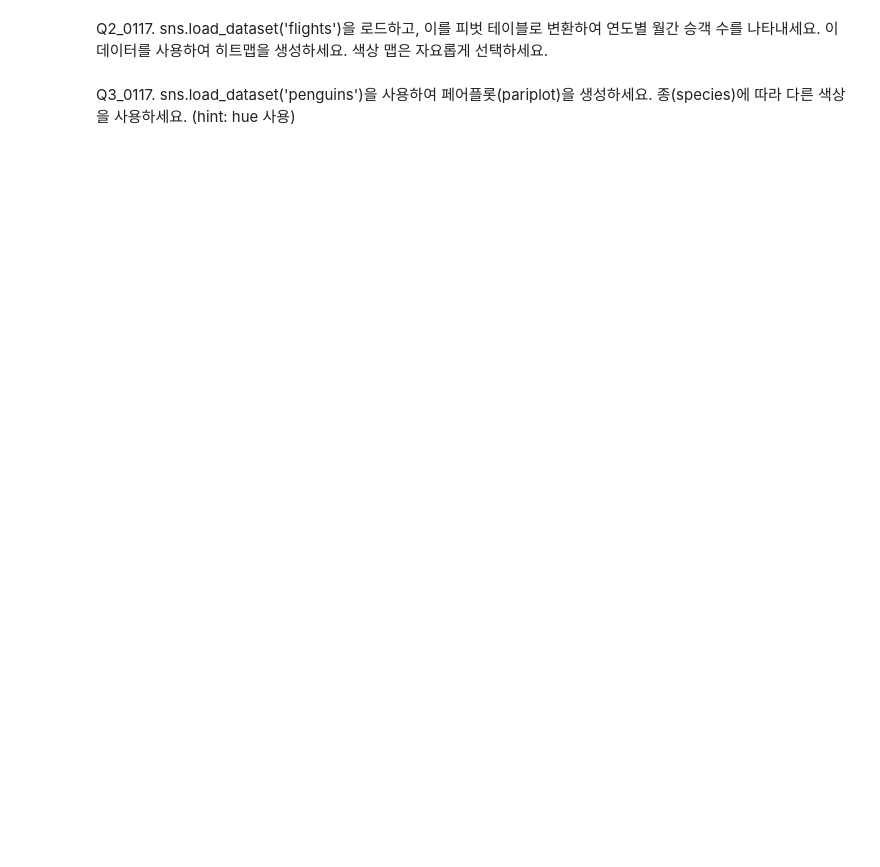
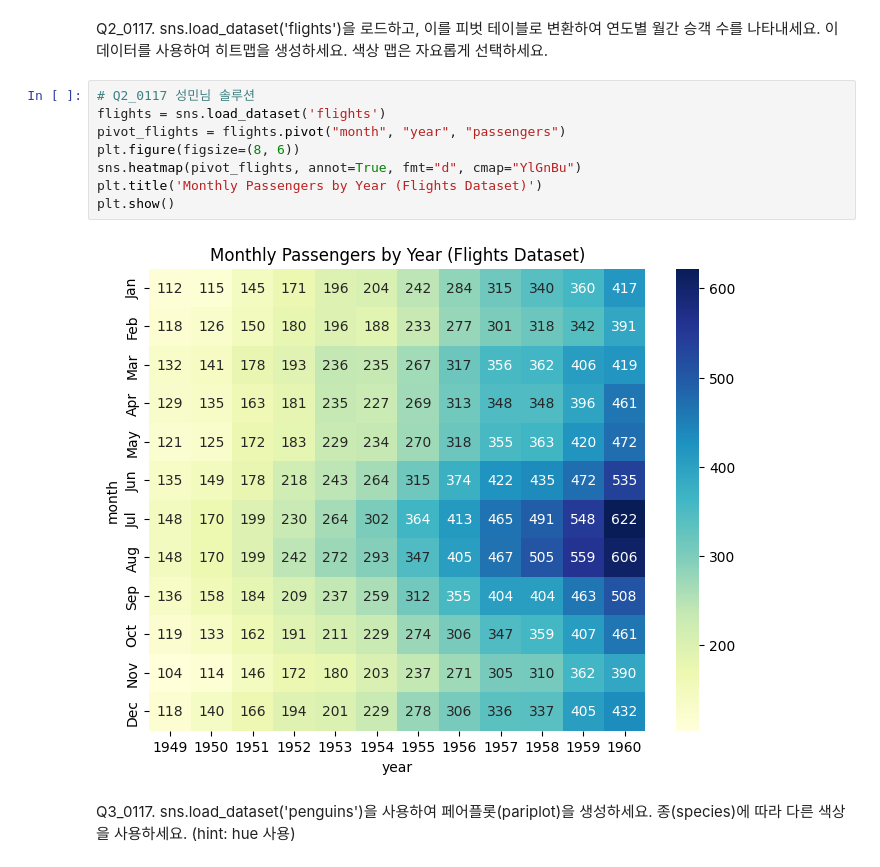
Before and after one commit to CrayonHanChan/kita_231026, a Jupyter notebook: m3_분석라이브러리/visualization/시각화2.ipynb, the cells around one changed output. Drawn from its saved outputs; the diff is of its cells as text; blank space fills up the shorter version.

```diff
--- a/m3_분석라이브러리/visualization/시각화2.ipynb
+++ b/m3_분석라이브러리/visualization/시각화2.ipynb
@@ -542,4 +540,14 @@ Q1_0117. 타이타닉 데이터셋(sns.load_dataset('titanic'))을 사용하여,
 # %% [markdown]
 Q2_0117. sns.load_dataset('flights')을 로드하고, 이를 피벗 테이블로 변환하여 연도별 월간 승객 수를 나타내세요. 이 데이터를 사용하여 히트맵을 생성하세요. 색상 맵은 자요롭게 선택하세요.
+# %%
+# Q2_0117 성민님 솔루션
+flights = sns.load_dataset('flights')
+pivot_flights = flights.pivot("month", "year", "passengers")
+plt.figure(figsize=(8, 6))
+sns.heatmap(pivot_flights, annot=True, fmt="d", cmap="YlGnBu")
+plt.title('Monthly Passengers by Year (Flights Dataset)')
+plt.show()
+# %% [output]
+[figure, added]
 # %% [markdown]
 Q3_0117. sns.load_dataset('penguins')을 사용하여 페어플롯(pariplot)을 생성하세요. 종(species)에 따라 다른 색상을 사용하세요. (hint: hue 사용)
```
Also changed, not shown: parts of 17 cells of this notebook, 33 other files.
